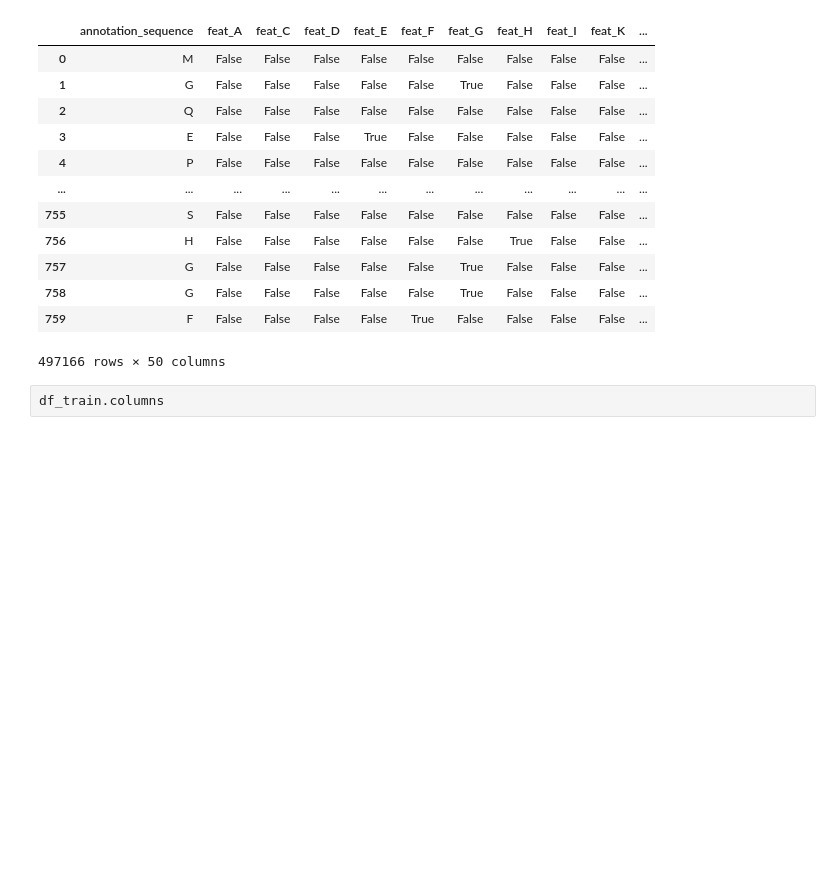
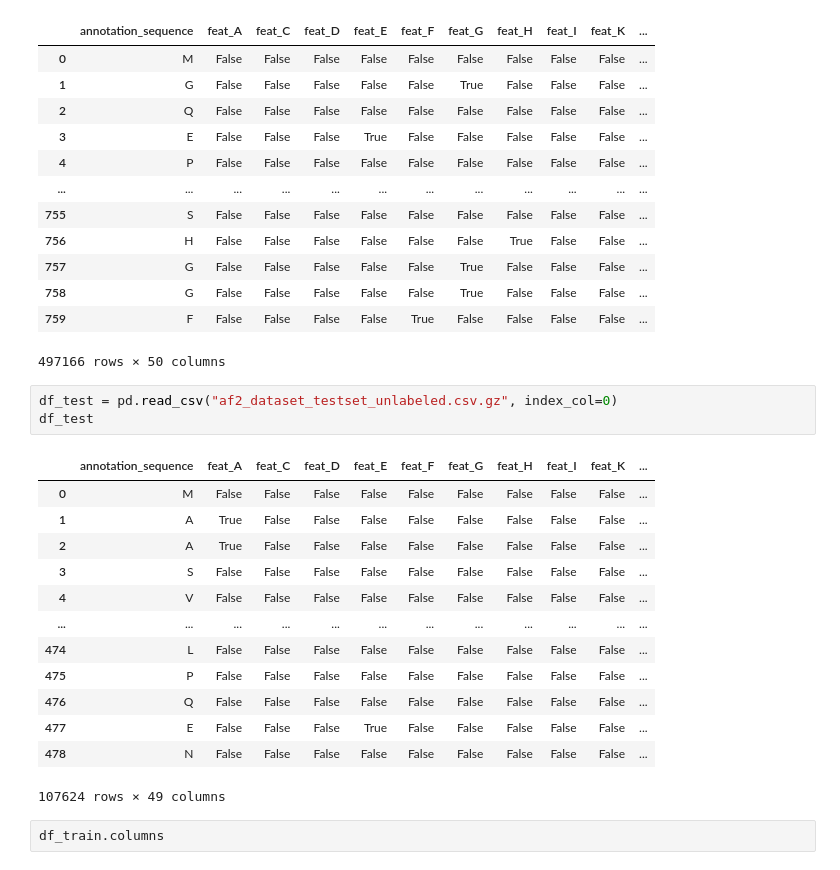
Before and after one commit to Peter-Hou/Predicting-Drug-Binding-Sites-in-Human-Proteins, a Jupyter notebook: model building/Predicting_Drug_Binding_Sites_in_Human_Proteins.ipynb, the cells around one changed output. Drawn from its saved outputs; the diff is of its cells as text; blank space fills up the shorter version.

```diff
--- a/model building/Predicting_Drug_Binding_Sites_in_Human_Proteins.ipynb
+++ b/model building/Predicting_Drug_Binding_Sites_in_Human_Proteins.ipynb
@@ -23,6 +23,23 @@ df_train
 | 758 | G | False | False | False | False | False | True | False | False | False | ... |
 | 759 | F | False | False | False | False | True | False | False | False | False | ... |
 497166 rows × 50 columns
+# %%
+df_test = pd.read_csv("af2_dataset_testset_unlabeled.csv.gz", index_col=0)
+df_test
+# %% [output]
+|  | annotation_sequence | feat_A | feat_C | feat_D | feat_E | feat_F | feat_G | feat_H | feat_I | feat_K | ... |
+| 0 | M | False | False | False | False | False | False | False | False | False | ... |
+| 1 | A | True | False | False | False | False | False | False | False | False | ... |
+| 2 | A | True | False | False | False | False | False | False | False | False | ... |
+| 3 | S | False | False | False | False | False | False | False | False | False | ... |
+| 4 | V | False | False | False | False | False | False | False | False | False | ... |
+| ... | ... | ... | ... | ... | ... | ... | ... | ... | ... | ... | ... |
+| 474 | L | False | False | False | False | False | False | False | False | False | ... |
+| 475 | P | False | False | False | False | False | False | False | False | False | ... |
+| 476 | Q | False | False | False | False | False | False | False | False | False | ... |
+| 477 | E | False | False | False | True | False | False | False | False | False | ... |
+| 478 | N | False | False | False | False | False | False | False | False | False | ... |
+107624 rows × 49 columns
 # %%
 df_train.columns
 # %% [output]
```
Also changed, not shown: parts of 9 cells of this notebook.
